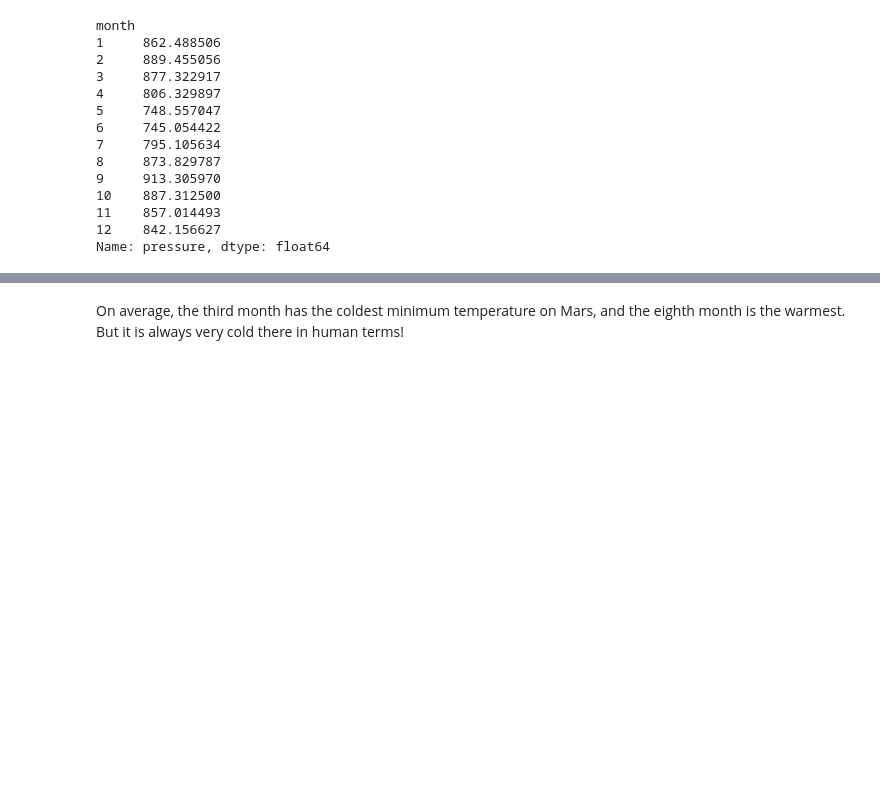
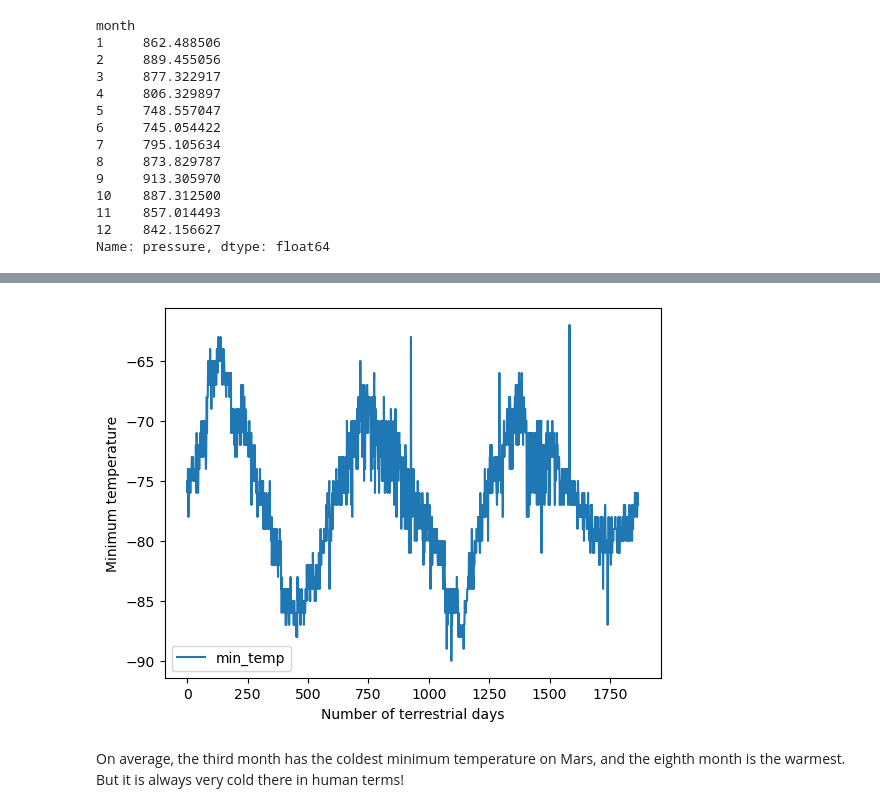
Before and after one commit to judelou/Data-Collection, a Jupyter notebook: part_2_mars_weather.ipynb, the cells around one changed output, grey strips where cells are left out. Saved outputs shown, nothing was run; the diff lists cells and outputs as text; code cells hidden in the pictures; blank space fills up the shorter version.

```diff
--- a/part_2_mars_weather.ipynb
+++ b/part_2_mars_weather.ipynb
@@ -238,3 +266,16 @@ Name: pressure, dtype: float64
+# %%
+# 5. How many terrestrial (earth) days are there in a Martian year?
+#lines 3-5:code was not used but the logic was followed.
+# earth_days=mars_df[['terrestrial_date','min_temp']]
+# earth_days.set_index('terrestrial_date')
+# earth_days.plot(y='min_temp',use_index=True)
+
+mars_df.plot(y='min_temp',use_index=True,
+       xlabel="Number of terrestrial days",
+       ylabel="Minimum temperature")
+plt.show()
+# %% [output]
+[figure, added]
 # %% [markdown]
 On average, the third month has the coldest minimum temperature on Mars, and the eighth month is the warmest. But it is always very cold there in human terms!
 # %% [markdown]
```
Also changed, not shown: parts of 15 cells of this notebook, 1 other file.
